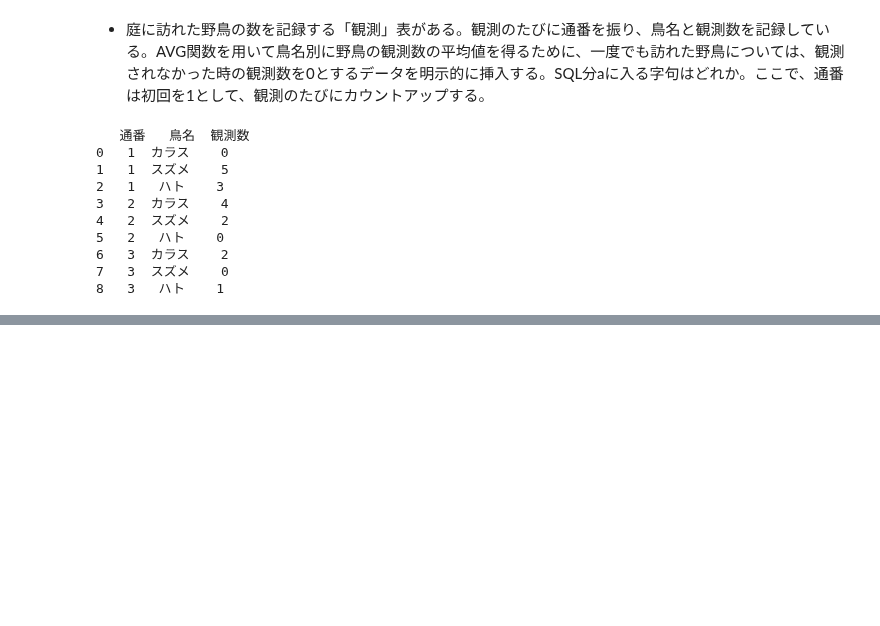
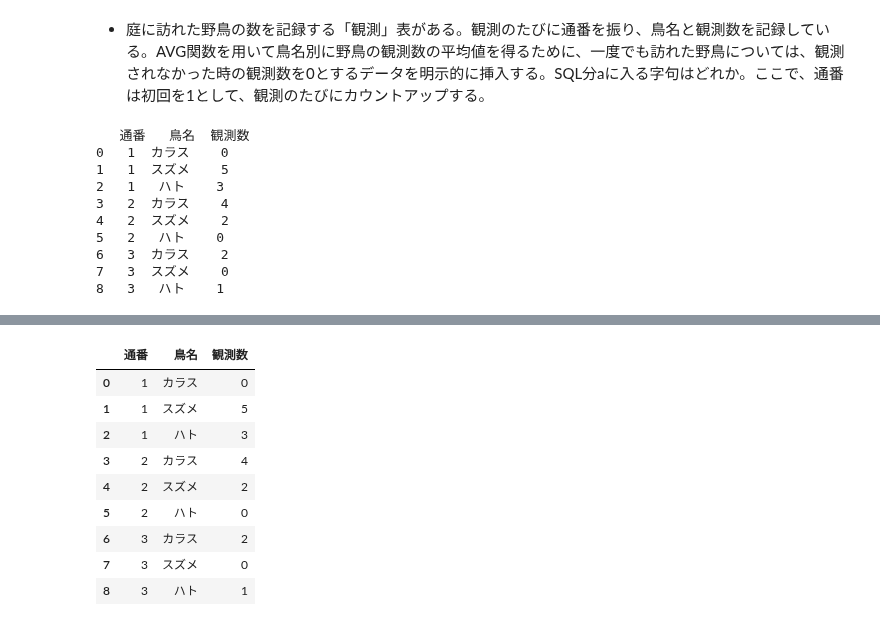
Before and after one commit to phonon-py/DatabaseSpecialistStudy, a Jupyter notebook: main.ipynb, the cells around one changed output, grey strips where cells are left out. Drawn from its saved outputs; the diff is of its cells as text; code cells hidden in the pictures; blank space fills up the shorter version.

```diff
--- a/main.ipynb
+++ b/main.ipynb
@@ -3240,0 +3344,13 @@ conn.close()
+# %%
+df_query
+# %% [output]
+|  | 通番 | 鳥名 | 観測数 |
+| 0 | 1 | カラス | 0 |
+| 1 | 1 | スズメ | 5 |
+| 2 | 1 | ハト | 3 |
+| 3 | 2 | カラス | 4 |
+| 4 | 2 | スズメ | 2 |
+| 5 | 2 | ハト | 0 |
+| 6 | 3 | カラス | 2 |
+| 7 | 3 | スズメ | 0 |
+| 8 | 3 | ハト | 1 |
```
Also changed, not shown: parts of 3 cells of this notebook.
